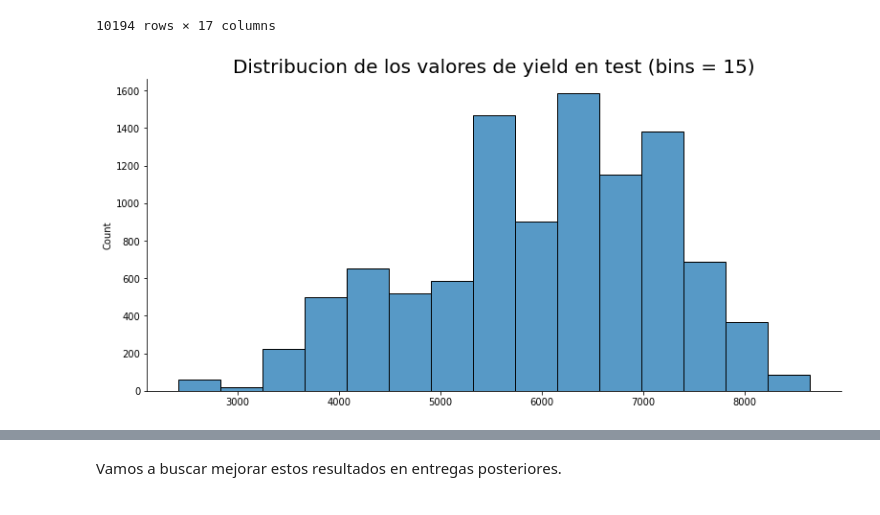
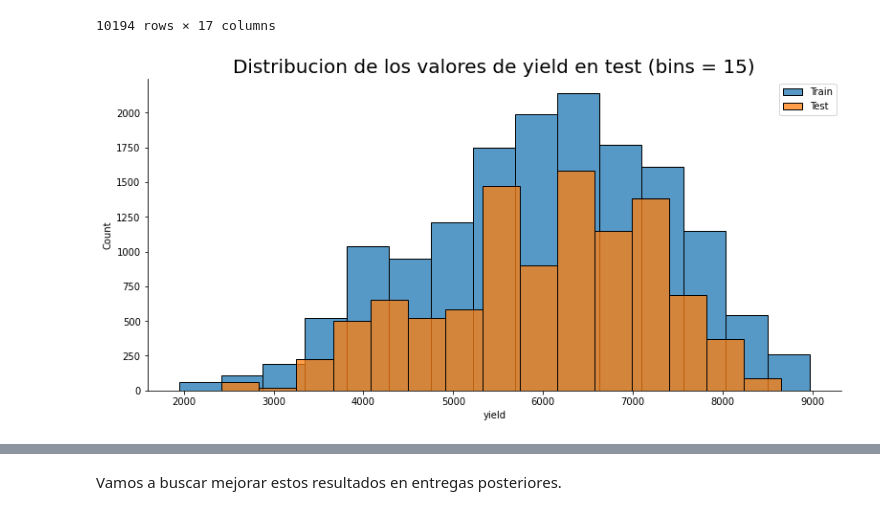
Before and after one commit to emsjoac2002/CoderHouse, a Jupyter notebook: Primer pre-entrega.ipynb, the cells around one changed output, grey strips where cells are left out. Saved outputs shown, nothing was run; the diff lists cells and outputs as text; code cells hidden in the pictures.

```diff
--- a/Primer pre-entrega.ipynb
+++ b/Primer pre-entrega.ipynb
@@ -1189,16 +1189,18 @@ y_test = (y_test * transf_param + 1) ** (1 / transf_param)
 # %%
 bins = 15
 
 plt.figure(figsize=(13, 6))
 
-sns.histplot(data = y_test, bins = bins)
+sns.histplot(data = X["yield"], bins = bins, label = "Train")
+sns.histplot(data = y_test, bins = bins, label = "Test")
 plt.title('Distribucion de los valores de yield en test '+ "(bins = "+str(bins)+')', size = 20)
+plt.legend()
 ax = plt.gca()
 ax.spines['top'].set_visible(False)
 ax.spines['right'].set_visible(False)
 plt.show()
 # %% [output]
-[figure, old version]
+[figure, new version]
 # %%
 pd.DataFrame(y_test, index = df_test.id,columns = ["yield"]).to_csv('results.csv')
 # %% [markdown]
```
Also changed, not shown: parts of 2 cells of this notebook.
